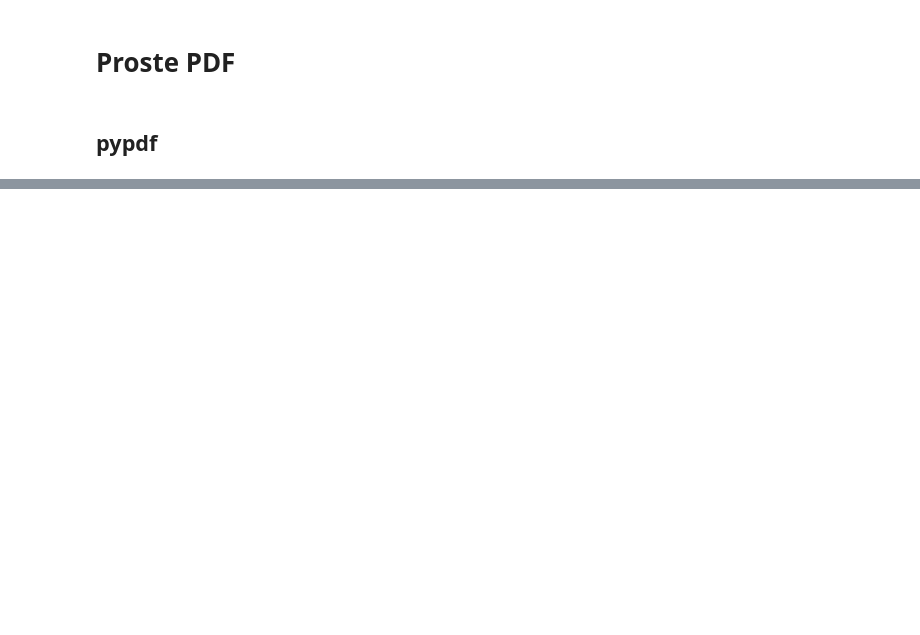
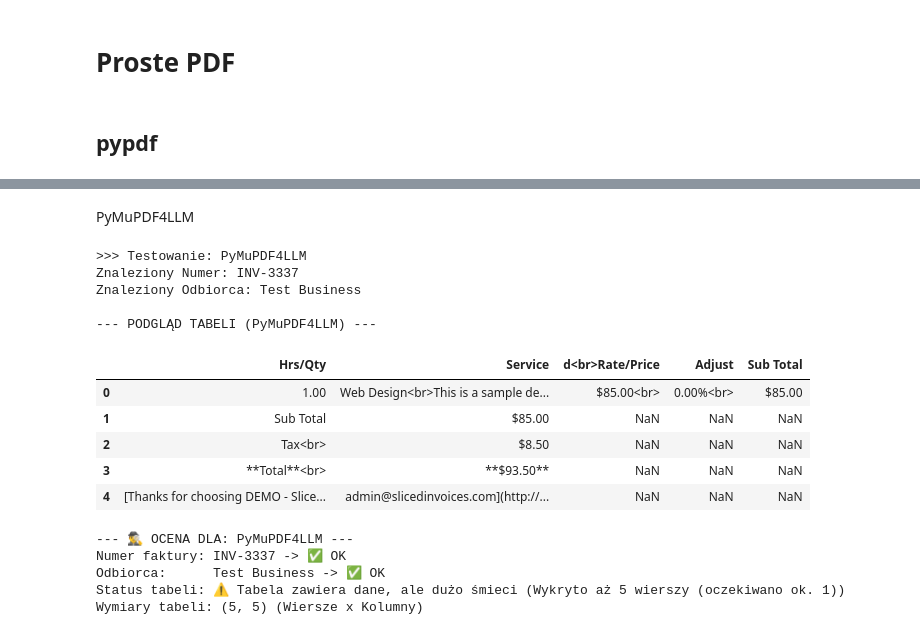
Before and after one commit to kacpro94/PDF-extracting-libraries-comparasion, a Jupyter notebook: projekt.ipynb, the cells around one changed output, grey strips where cells are left out. Cells and saved outputs as stored; diff of their text form; code cells hidden in the pictures; blank space fills up the shorter version.

Commit message:
simple text tests ready

```diff
--- a/projekt.ipynb
+++ b/projekt.ipynb
@@ -73,0 +538,72 @@ hook up the two...
+# %% [markdown]
+PyMuPDF4LLM
+# %%
+from io import StringIO
+print(">>> Testowanie: PyMuPDF4LLM")
+
+extracted_inv = None
+extracted_rec = None
+extracted_df = None
+
+try:
+    md_text = pymupdf4llm.to_markdown(PDF_PATH)
+
+    # 1. Tekst
+    if "INV-3337" in md_text: extracted_inv = "INV-3337"
+    if "Test Business" in md_text: extracted_rec = "Test Business"
+
+    lines = [line.strip() for line in md_text.split('\n') if '|' in line]
+
+    valid_table_lines = []
+    capture = False
+    header_found = False
+
+    for line in lines:
+        if "Service" in line:
+            capture = True
+            header_found = True
+
+        if capture:
+            if "---" not in line:
+                valid_table_lines.append(line)
+
+    if header_found and len(valid_table_lines) > 1:
+        cleaned_data = []
+        for row in valid_table_lines:
+            cells = [c.strip() for c in row.split('|') if c.strip() != '']
+            cleaned_data.append(cells)
+
+        if cleaned_data:
+            extracted_df = pd.DataFrame(cleaned_data[1:], columns=cleaned_data[0])
+
+except Exception as e:
+    print(f"Błąd PyMuPDF4LLM: {e}")
+
+# --- WYNIKI ---
+print(f"Znaleziony Numer: {extracted_inv}")
+print(f"Znaleziony Odbiorca: {extracted_rec}")
+print("\n--- PODGLĄD TABELI (PyMuPDF4LLM) ---")
+if extracted_df is not None:
+    display(extracted_df)
+else:
+    print("Brak tabeli (lub błąd parsowania MD)")
+
+# Ocena
+evaluate_extraction("PyMuPDF4LLM", extracted_inv, extracted_rec, extracted_df)
+# %% [output]
+>>> Testowanie: PyMuPDF4LLM
+Znaleziony Numer: INV-3337
+Znaleziony Odbiorca: Test Business
+
+--- PODGLĄD TABELI (PyMuPDF4LLM) ---
+|  | Hrs/Qty | Service | d<br>Rate/Price | Adjust | Sub Total |
+| 0 | 1.00 | Web Design<br>This is a sample de... | $85.00<br> | 0.00%<br> | $85.00 |
+| 1 | Sub Total | $85.00 | NaN | NaN | NaN |
+| 2 | Tax<br> | $8.50 | NaN | NaN | NaN |
+| 3 | **Total**<br> | **$93.50** | NaN | NaN | NaN |
+| 4 | [Thanks for choosing DEMO - Slice... | admin@slicedinvoices.com](http://... | NaN | NaN | NaN |
+--- 🕵️‍♂️ OCENA DLA: PyMuPDF4LLM ---
+Numer faktury: INV-3337 -> ✅ OK
+Odbiorca:      Test Business -> ✅ OK
+Status tabeli: ⚠️ Tabela zawiera dane, ale dużo śmieci (Wykryto aż 5 wierszy (oczekiwano ok. 1))
+Wymiary tabeli: (5, 5) (Wiersze x Kolumny)
```
Also changed, not shown: parts of 16 cells of this notebook, 9 other files.
